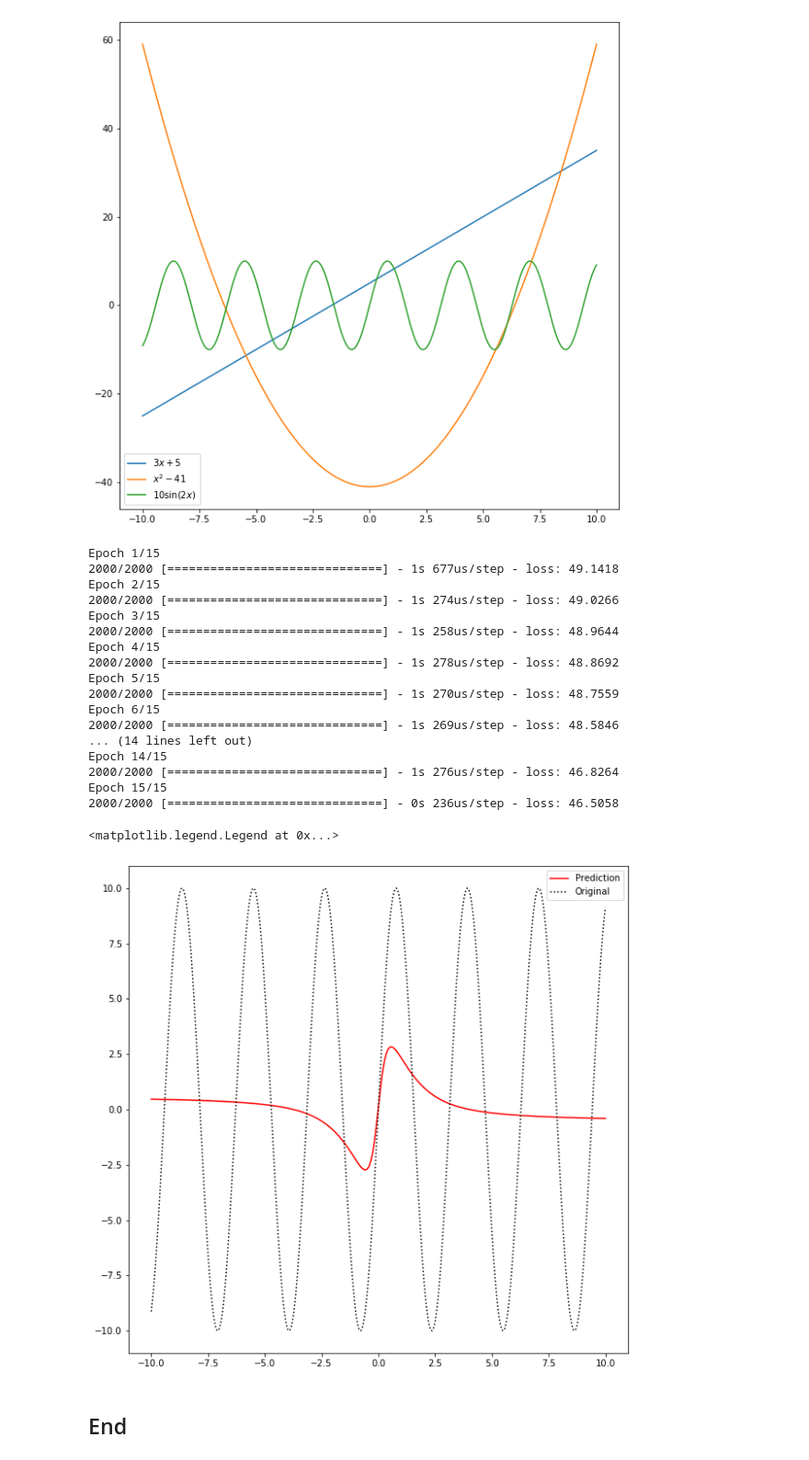
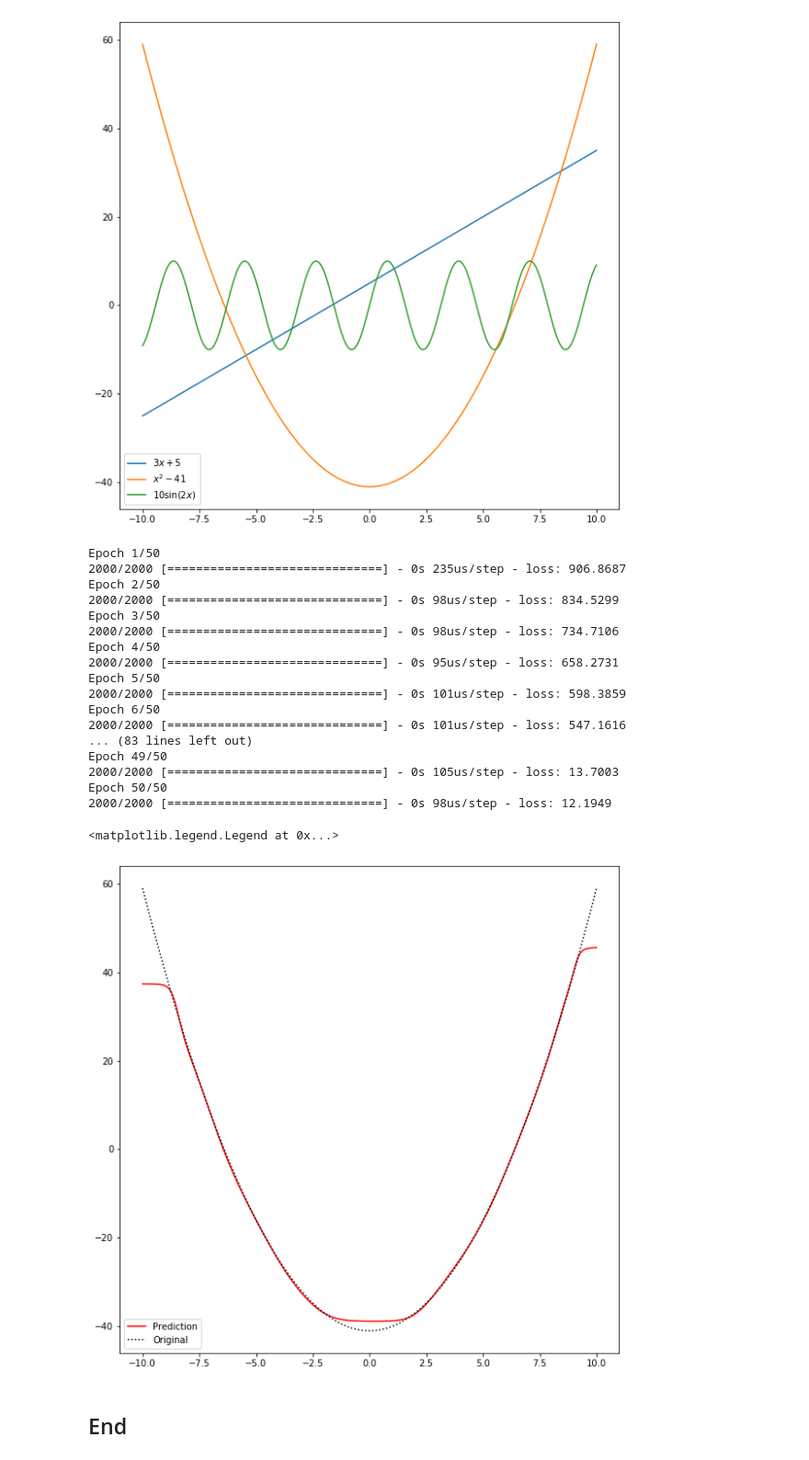
Before and after one commit to YBrady/02-MLS-Workalong, a Jupyter notebook: MLS W9 - Playing with Neurons.ipynb, the cells around one changed output. Shown: that part at 92% size. Saved outputs shown, nothing was run; the diff lists cells and outputs as text; code cells hidden in the pictures.

```diff
--- a/MLS W9 - Playing with Neurons.ipynb
+++ b/MLS W9 - Playing with Neurons.ipynb
@@ -31,60 +31,70 @@ plt.legend()
 <matplotlib.legend.Legend at 0x...>
 [figure]
 # %%
-y = y_l
-#y = y_p
-#y = y_s
+#y = y_l # linear - just use 1 neural netwurk
+y = y_p #
+#y = y_s # very difficult to train
 
 # Create a new neural network.
 m = kr.models.Sequential()
 
 # Add neurons.
 #m.add(kr.layers.Dense(1, input_dim=1, activation="linear"))
 
 # Add neurons
 # TO optimise you can change the 10 value and / or the activation
-m.add(kr.layers.Dense(10, input_dim=1, activation="tanh"))
-# tanh always give values from 0 and 1 for positive y and 0 and -1 for negative 9
-m.add(kr.layers.Dense(10, activation="linear"))
+m.add(kr.layers.Dense(20, input_dim=1, activation="tanh")) #tanh output for p_l
+## tanh always give values from 0 and 1 for positive y and 0 and -1 for negative 9
+m.add(kr.layers.Dense(20, activation="sigmoid"))
+m.add(kr.layers.Dense(20, activation="tanh"))
+# Linear means no activation
 m.add(kr.layers.Dense(1, activation='linear'))
 
 # Compile the model.
-# To optimise you could change loss from mean squared error but best no to.
+# To optimise you could change loss rarely do
+# Sometimes use entropyfrom mean squared error but best no to.
 # Could change optimiser too
-m.compile(loss="mean_squared_error", optimizer="adam")
+m.compile(loss="mean_squared_error", optimizer="adam") # another optimiser - "sgd"
+# sgd - stochastic gradient descent
 
 # Train the model.
 # To optimise you can always change the epochs and batch size
-m.fit(x, y, epochs=15, batch_size=10)
+m.fit(x, y, epochs=50, batch_size=10)
 # epochs = no of time to perform training
-# bathc_size = no of values to use each time
+# batch_size = no of values to use each time
+
+# Learning rate - number associated with size of jump a neural network
+# is willing to take when it gets something wrong.
+# The neural network will see how far it is via mean_squared_error.
+# Learning rate is usually the problem noted in optimizer. Can over-jump.
+# In this instance adam is better than sgd
 
 # Run each x value through the neural network.
 p = m.predict(x)
 
 # Plot the values.
 plt.plot(x, p, 'r-', label='Prediction')
 plt.plot(x, y, 'k:', label='Original')
 plt.legend()
 # %% [output]
-Epoch 1/15
-2000/2000 [==============================] - 1s 677us/step - loss: 49.1418
-Epoch 2/15
-2000/2000 [==============================] - 1s 274us/step - loss: 49.0266
-Epoch 3/15
-2000/2000 [==============================] - 1s 258us/step - loss: 48.9644
-Epoch 4/15
-2000/2000 [==============================] - 1s 278us/step - loss: 48.8692
-Epoch 5/15
-2000/2000 [==============================] - 1s 270us/step - loss: 48.7559
-Epoch 6/15
-2000/2000 [==============================] - 1s 269us/step - loss: 48.5846
-... (14 lines left out)
-Epoch 14/15
-2000/2000 [==============================] - 1s 276us/step - loss: 46.8264
-Epoch 15/15
-2000/2000 [==============================] - 0s 236us/step - loss: 46.5058
+Epoch 1/50
+2000/2000 [==============================] - 0s 235us/step - loss: 906.8687
+Epoch 2/50
+2000/2000 [==============================] - 0s 98us/step - loss: 834.5299
+Epoch 3/50
+2000/2000 [==============================] - 0s 98us/step - loss: 734.7106
+Epoch 4/50
+2000/2000 [==============================] - 0s 95us/step - loss: 658.2731
+Epoch 5/50
+2000/2000 [==============================] - 0s 101us/step - loss: 598.3859
+Epoch 6/50
+2000/2000 [==============================] - 0s 101us/step - loss: 547.1616
+... (83 lines left out)
+Epoch 49/50
+2000/2000 [==============================] - 0s 105us/step - loss: 13.7003
+Epoch 50/50
+2000/2000 [==============================] - 0s 98us/step - loss: 12.1949
 <matplotlib.legend.Legend at 0x...>
-[figure, old version]
+[figure, new version]
 # %% [markdown]
 ## End ##
```
Also changed, not shown: 2 other files.
